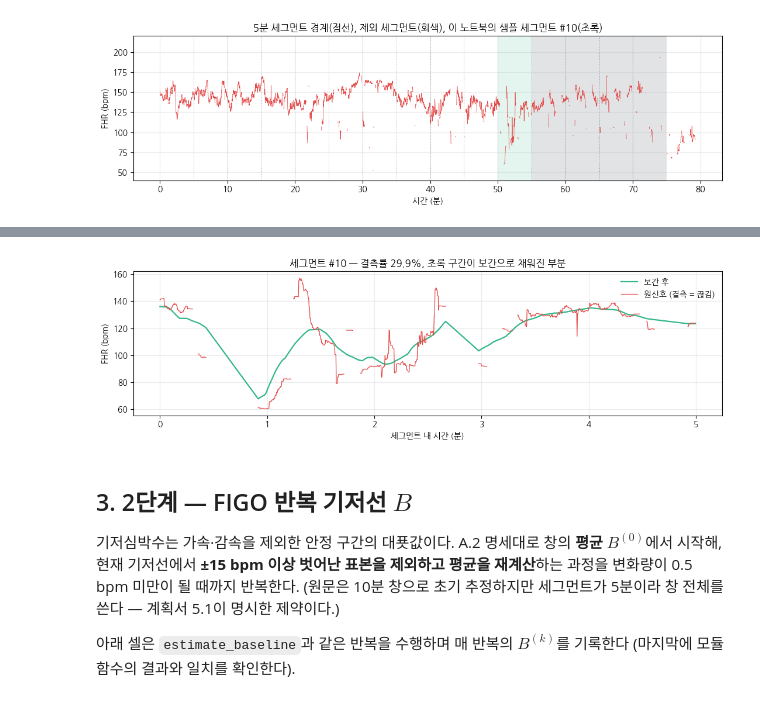
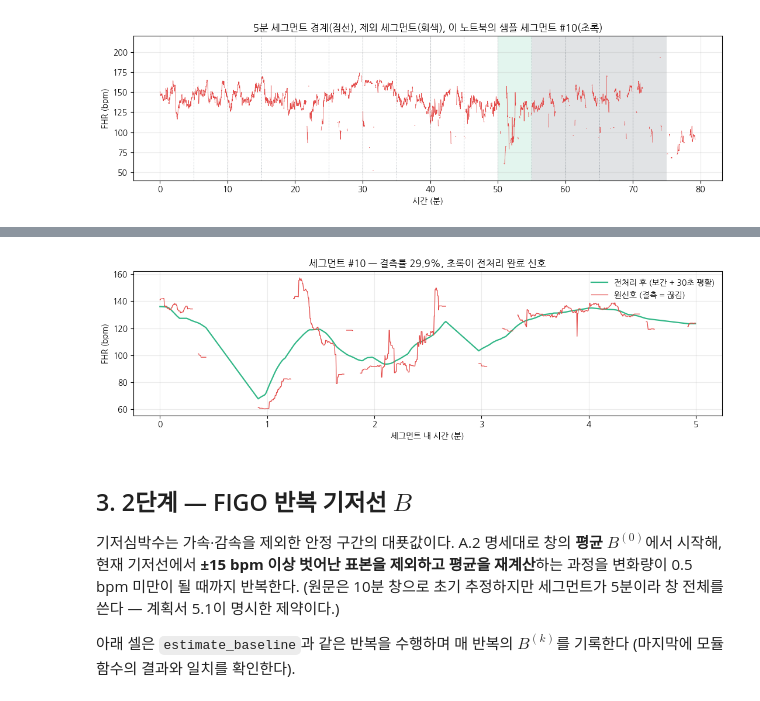
Before and after one commit to yabsed/fetalguard-ctu-uhb, a Jupyter notebook: 3-poc-factor-extraction/cat28_walkthrough.ipynb, the cells around one changed output, grey strips where cells are left out. Cells and saved outputs as stored; diff of their text form; code cells hidden in the pictures.

```diff
--- a/3-poc-factor-extraction/cat28_walkthrough.ipynb
+++ b/3-poc-factor-extraction/cat28_walkthrough.ipynb
@@ -120,20 +122,20 @@ plt.show()
 # %%
 seg_raw_f = fhr_full[SEG * SEG_N:(SEG + 1) * SEG_N]
 seg_raw_t = uc_full[SEG * SEG_N:(SEG + 1) * SEG_N]
 seg_f, seg_t = preprocess_for_features(seg_raw_f, seg_raw_t, FS)
 t = np.arange(SEG_N) / FS / 60   # 세그먼트 내 시간 (분)
 
 fig, ax = plt.subplots(figsize=(13, 3.2))
-ax.plot(t, seg_f, lw=1.6, color=C_ACCEL, alpha=0.9, label="보간 후")
+ax.plot(t, seg_f, lw=1.6, color=C_ACCEL, alpha=0.9, label="전처리 후 (보간 + 30초 평활)")
 ax.plot(t, np.where(seg_raw_f == 0, np.nan, seg_raw_f), lw=0.9, color=C_FHR, label="원신호 (결측 = 끊김)")
 ax.set_xlabel("세그먼트 내 시간 (분)")
 ax.set_ylabel("FHR (bpm)")
-ax.set_title(f"세그먼트 #{SEG} — 결측률 {float((seg_raw_f == 0).mean()):.1%}, 초록 구간이 보간으로 채워진 부분")
+ax.set_title(f"세그먼트 #{SEG} — 결측률 {float((seg_raw_f == 0).mean()):.1%}, 초록이 전처리 완료 신호")
 ax.legend(frameon=False)
 ax.grid(alpha=0.25)
 plt.show()
 # %% [output]
-[figure, old version]
+[figure, new version]
 # %% [markdown]
 ## 3. 2단계 — FIGO 반복 기저선 $B$
 
```
Also changed, not shown: parts of 5 cells of this notebook, 14 other files.
